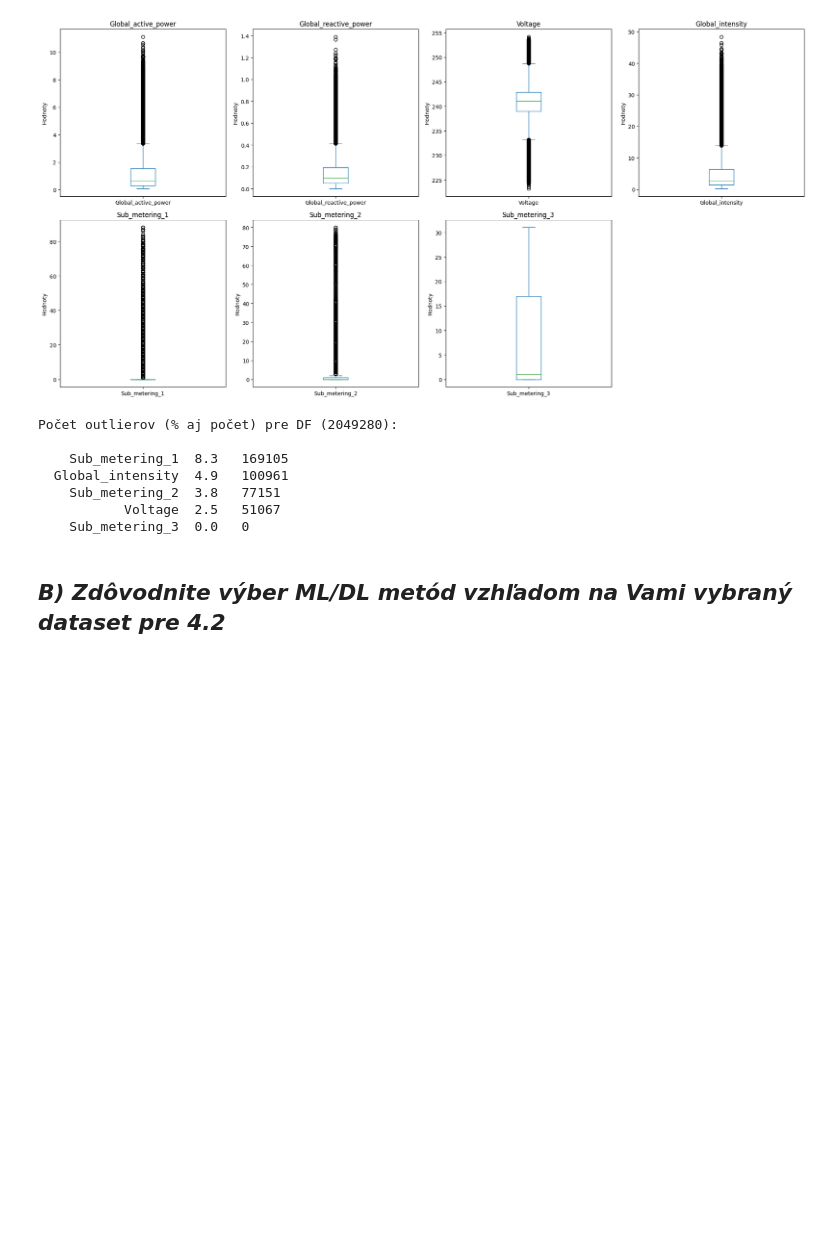
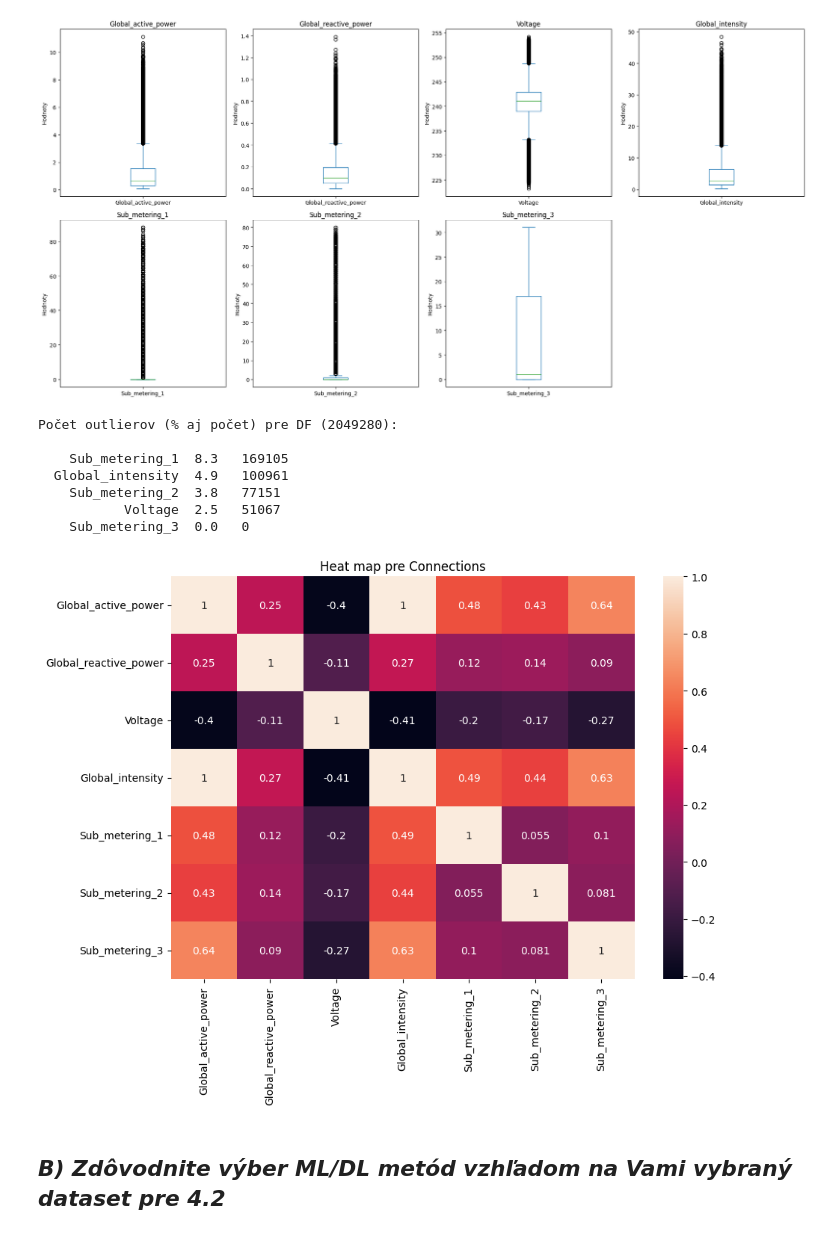
Before and after one commit to Mmathieus/IAU-project, a Jupyter notebook: quest.ipynb, the cells around one changed output. Saved outputs shown, nothing was run; the diff lists cells and outputs as text; code cells hidden in the pictures; blank space fills up the shorter version.

Commit message:
quest heat map added

```diff
--- a/quest.ipynb
+++ b/quest.ipynb
@@ -261,6 +261,17 @@ Počet outlierov (% aj počet) pre DF (2049280):
     Sub_metering_2  3.8   77151
            Voltage  2.5   51067
     Sub_metering_3  0.0   0
+# %%
+df_corr=df.iloc[:, 1:].corr()
+
+fig, ax = plt.subplots(figsize=(10,7))
+
+ax.set_title('Heat map pre Connections', fontsize=12)
+
+sns.heatmap(df_corr, annot=True)
+plt.show()
+# %% [output]
+[figure, added]
 # %% [markdown]
 #
 ## *B) Zdôvodnite výber ML/DL metód vzhľadom na Vami vybraný dataset pre 4.2*
```
Also changed, not shown: parts of 2 cells of this notebook.
